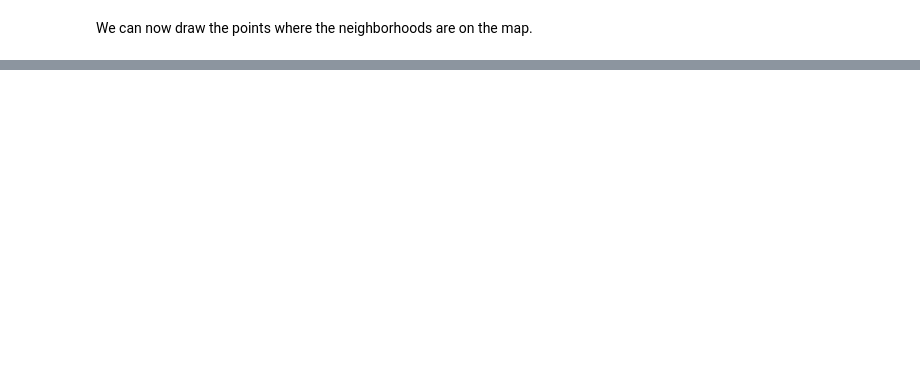
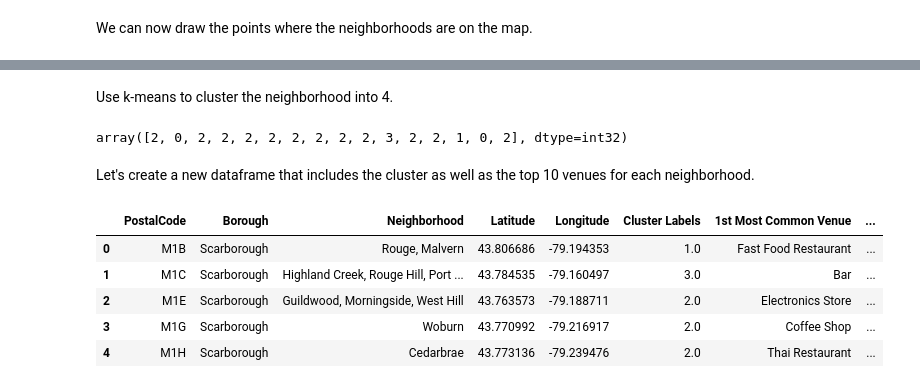
Before and after one commit to jacky63600/Bioinfo, a Jupyter notebook: Segmenting and Clustering Neighborhoods in Toronto.ipynb, the cells around one changed output, grey strips where cells are left out. Saved outputs shown, nothing was run; the diff lists cells and outputs as text; code cells hidden in the pictures; blank space fills up the shorter version.

```diff
--- a/Segmenting and Clustering Neighborhoods in Toronto.ipynb
+++ b/Segmenting and Clustering Neighborhoods in Toronto.ipynb
@@ -152,0 +291,21 @@ Toronto_data
+# %%
+num_top_venues = 10
+
+indicators = ['st', 'nd', 'rd']
+
+# create columns according to number of top venues
+columns = ['Neighborhood']
+for ind in np.arange(num_top_venues):
+    try:
+        columns.append('{}{} Most Common Venue'.format(ind+1, indicators[ind]))
+    except:
+        columns.append('{}th Most Common Venue'.format(ind+1))
+
+# create a new dataframe
+neighborhoods_venues_sorted = pd.DataFrame(columns=columns)
+neighborhoods_venues_sorted['Neighborhood'] = sc_grouped['Neighborhood']
+
+for ind in np.arange(sc_grouped.shape[0]):
+    neighborhoods_venues_sorted.iloc[ind, 1:] = return_most_common_venues(sc_grouped.iloc[ind, :], num_top_venues)
+
+neighborhoods_venues_sorted.head()
@@ -152,0 +319,33 @@ Toronto_data
+# %% [markdown]
+Use k-means to cluster the neighborhood into 4.
+# %%
+kclusters = 4
+
+sc_grouped_clustering = sc_grouped.drop('Neighborhood', 1)
+
+# run k-means clustering
+kmeans = KMeans(n_clusters=kclusters, random_state=0).fit(sc_grouped_clustering)
+
+# check cluster labels generated for each row in the dataframe
+kmeans.labels_
+# %% [output]
+array([2, 0, 2, 2, 2, 2, 2, 2, 2, 2, 3, 2, 2, 1, 0, 2], dtype=int32)
+# %% [markdown]
+Let's create a new dataframe that includes the cluster as well as the top 10 venues for each neighborhood.
+# %%
+# add clustering labels
+neighborhoods_venues_sorted.insert(0, 'Cluster Labels', kmeans.labels_)
+
+sc_merged = sc_data
+
+# merge toronto_grouped with toronto_data to add latitude/longitude for each neighborhood
+sc_merged = sc_merged.join(neighborhoods_venues_sorted.set_index('Neighborhood'), on='Neighborhood')
+
+sc_merged.head() # check the last columns!
+# %% [output]
+|  | PostalCode | Borough | Neighborhood | Latitude | Longitude | Cluster Labels | 1st Most Common Venue | ... |
+| 0 | M1B | Scarborough | Rouge, Malvern | 43.806686 | -79.194353 | 1.0 | Fast Food Restaurant | ... |
+| 1 | M1C | Scarborough | Highland Creek, Rouge Hill, Port ... | 43.784535 | -79.160497 | 3.0 | Bar | ... |
+| 2 | M1E | Scarborough | Guildwood, Morningside, West Hill | 43.763573 | -79.188711 | 2.0 | Electronics Store | ... |
+| 3 | M1G | Scarborough | Woburn | 43.770992 | -79.216917 | 2.0 | Coffee Shop | ... |
+| 4 | M1H | Scarborough | Cedarbrae | 43.773136 | -79.239476 | 2.0 | Thai Restaurant | ... |
```
Also changed, not shown: parts of 25 cells of this notebook.
